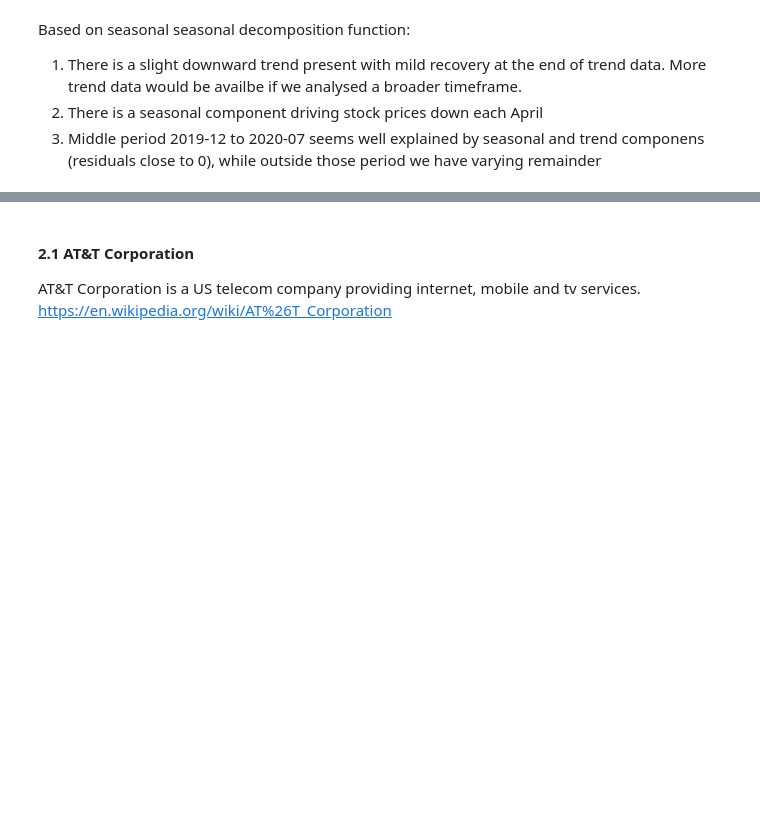
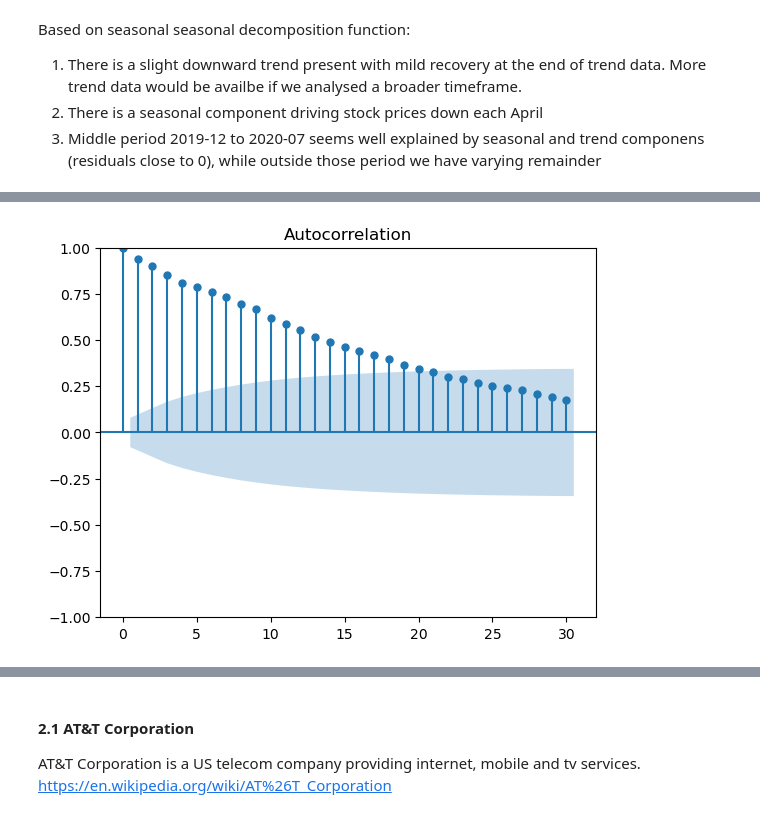
Before and after one commit to TGusciora/Python, a Jupyter notebook: Manning/TimeSeriesStockPrices/TimeSeriesComponents/001_1_1_TGusciora_TimeSeriesComponents_DataExtracting.ipynb, the cells around one changed output, grey strips where cells are left out. Saved outputs shown, nothing was run; the diff lists cells and outputs as text; code cells hidden in the pictures; blank space fills up the shorter version.

Commit message:
2023/08/16
- ACF/PACF plots

```diff
--- a/Manning/TimeSeriesStockPrices/TimeSeriesComponents/001_1_1_TGusciora_TimeSeriesComponents_DataExtracting.ipynb
+++ b/Manning/TimeSeriesStockPrices/TimeSeriesComponents/001_1_1_TGusciora_TimeSeriesComponents_DataExtracting.ipynb
@@ -146,0 +211,5 @@ Based on seasonal seasonal decomposition function:
+# %%
+plot_acf(verizon_series, lags = 30)
+plt.show()
+# %% [output]
+[figure, added]
```
Also changed, not shown: parts of 6 cells of this notebook.
